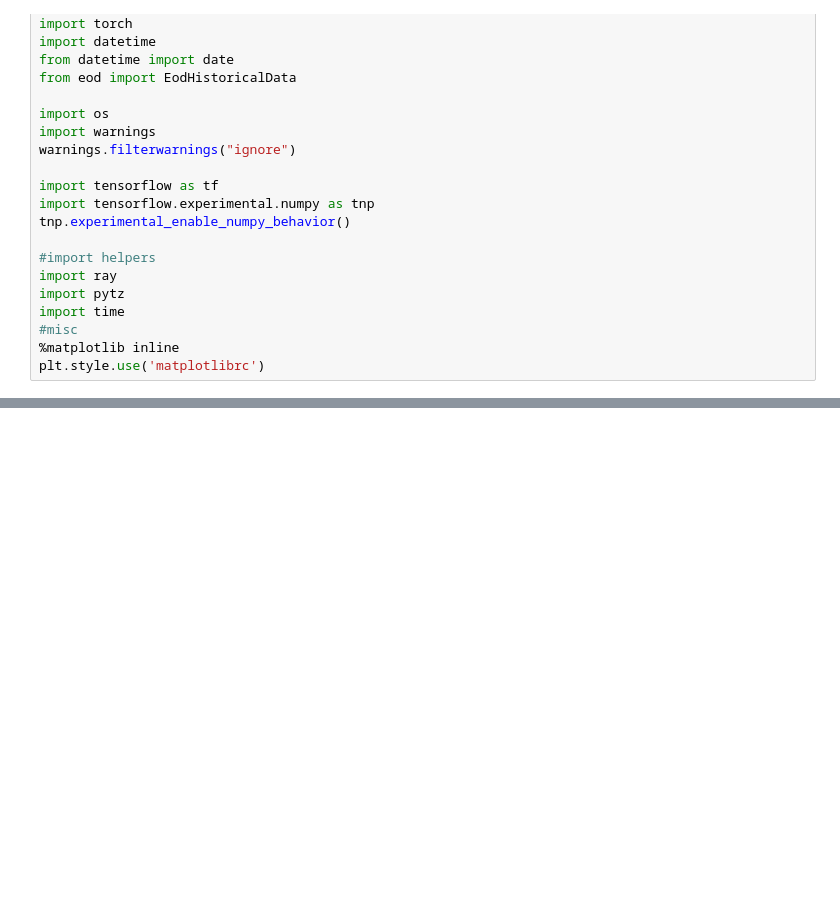
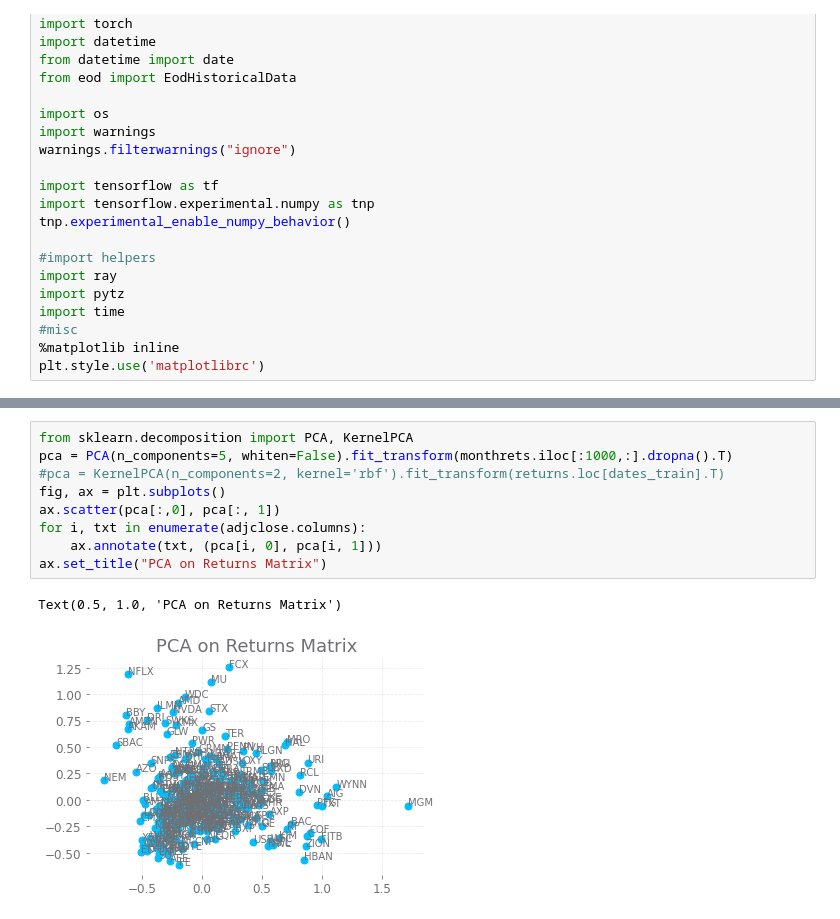
Before and after one commit to genPerms/dlsa-public, a Jupyter notebook: cnnTransTestbed.ipynb, the cells around one changed output, grey strips where cells are left out. Drawn from its saved outputs; the diff is of its cells as text; blank space fills up the shorter version.

```diff
--- a/cnnTransTestbed.ipynb
+++ b/cnnTransTestbed.ipynb
@@ -68,0 +223,12 @@ plt.style.use('matplotlibrc')
+# %%
+from sklearn.decomposition import PCA, KernelPCA
+pca = PCA(n_components=5, whiten=False).fit_transform(monthrets.iloc[:1000,:].dropna().T)
+#pca = KernelPCA(n_components=2, kernel='rbf').fit_transform(returns.loc[dates_train].T)
+fig, ax = plt.subplots()
+ax.scatter(pca[:,0], pca[:, 1])
+for i, txt in enumerate(adjclose.columns):
+    ax.annotate(txt, (pca[i, 0], pca[i, 1]))
+ax.set_title("PCA on Returns Matrix")
+# %% [output]
+Text(0.5, 1.0, 'PCA on Returns Matrix')
+[figure, added]
```
Also changed, not shown: parts of 52 cells of this notebook, 35 other files.
